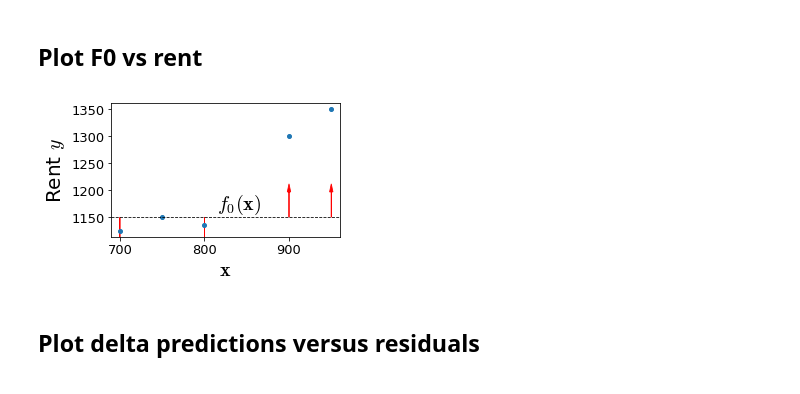
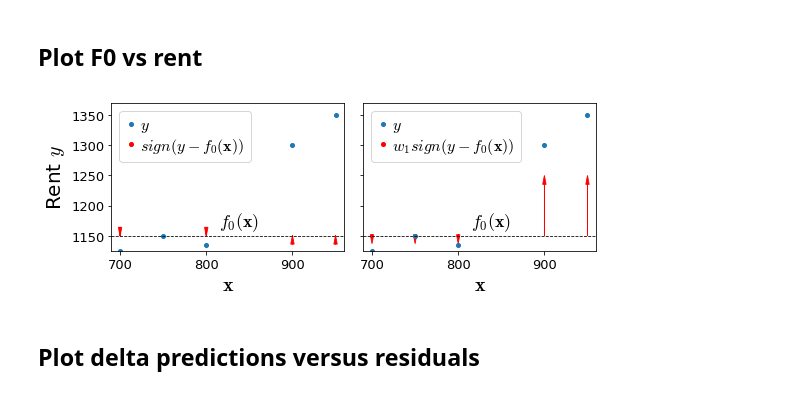
Before and after one commit to parrt/ml-articles, a Jupyter notebook: gradient-boosting/notebooks/dev-mae.ipynb, the cells around one changed output. Saved outputs shown, nothing was run; the diff lists cells and outputs as text; code cells hidden in the pictures.

```diff
--- a/gradient-boosting/notebooks/dev-mae.ipynb
+++ b/gradient-boosting/notebooks/dev-mae.ipynb
@@ -101,30 +111,70 @@ for i in range(len(df)):
 ## Plot F0 vs rent
 # %%
 f0 = df.rent.median()
-fig, ax = plt.subplots(nrows=1, ncols=1, figsize=(4, 2.5), sharex=True)
-plt.tight_layout()
-ax.plot(df.sqfeet,df.rent,'o', linewidth=.8, markersize=4)
+fig, axes = plt.subplots(nrows=1, ncols=2, figsize=(8, 3), sharey=True)
+
+
+ax = axes[0]
+line1, = ax.plot(df.sqfeet,df.rent,'o', linewidth=.8, markersize=4, label="$y$")
+# fake a line to get smaller red dot
+line2, = ax.plot(0,0,'o', c='r', markersize=4, label=r"$sign(y-f_0({\bf x}))$")
 ax.plot([df.sqfeet.min()-10,df.sqfeet.max()+10], [f0,f0],
          linewidth=.8, linestyle='--', c='k')
 ax.set_xlim(df.sqfeet.min()-10,df.sqfeet.max()+10)
-ax.text(815, f0+15, r"$f_0({\bf x})$", fontsize=20)
+ax.set_ylim(df.rent.min(), df.rent.max()+20)
+ax.text(815, f0+15, r"$f_0({\bf x})$", fontsize=18)
 
 ax.set_ylabel(r"Rent $y$", fontsize=20)
 ax.set_xlabel(r"${\bf x}$", fontsize=20)
 
 # draw arrows
 for x,y,yhat in zip(df.sqfeet,df.rent,df.F0):
     if y-yhat!=0:
-        ax.arrow(x, yhat, 0, w[1]*np.sign(y-yhat),
+        ax.arrow(x, yhat, 0, np.sign(y-yhat), # NO WEIGHT
                   length_includes_head=True,
                   fc='r', ec='r',
                   linewidth=0.8,
-                  head_width=4, head_length=15,
+                  head_width=4, head_length=15
                  )
+ax.legend(handles=[line1,line2], fontsize=16,
+          loc='upper left',
+          labelspacing=.1,
+          handletextpad=.2,
+          handlelength=.7,
+          frameon=True)
 
+ax = axes[1]
+line1, = ax.plot(df.sqfeet,df.rent,'o', linewidth=.8, markersize=4, label="$y$")
+# fake a line to get smaller red dot
+line2, = ax.plot(0,0,'o', c='r', markersize=4, label=r"$w_1sign(y-f_0({\bf x}))$")
+ax.plot([df.sqfeet.min()-10,df.sqfeet.max()+10], [f0,f0],
+         linewidth=.8, linestyle='--', c='k')
+ax.set_xlim(df.sqfeet.min()-10,df.sqfeet.max()+10)
+ax.set_ylim(df.rent.min(), df.rent.max()+20)
+ax.text(815, f0+15, r"$f_0({\bf x})$", fontsize=18)
+
+ax.set_xlabel(r"${\bf x}$", fontsize=20)
+
+# draw arrows
+for x,F0,delta in zip(df.sqfeet,df.F0,df.wdelta1):
+    ax.arrow(x, F0, 0, delta,
+              fc='r', ec='r',
+              linewidth=0.8,
+              head_width=4, head_length=15,
+              length_includes_head=True
+             )
+ax.legend(handles=[line1,line2], fontsize=16,
+          loc='upper left',
+          labelspacing=.1,
+          handletextpad=.2,
+          handlelength=.7,
+          frameon=True)
+
+plt.tight_layout()
+plt.savefig('/tmp/s.svg')
 plt.show()
 # %% [output]
-[figure, old version]
+[figure, new version]
 # %% [markdown]
 ## Plot delta predictions versus residuals
 # %%
```
Also changed, not shown: parts of 10 cells of this notebook, 2 other files.
